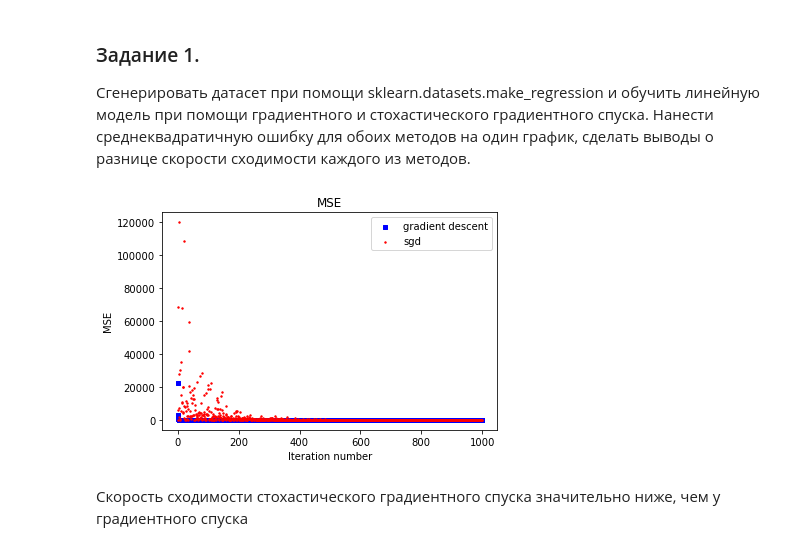
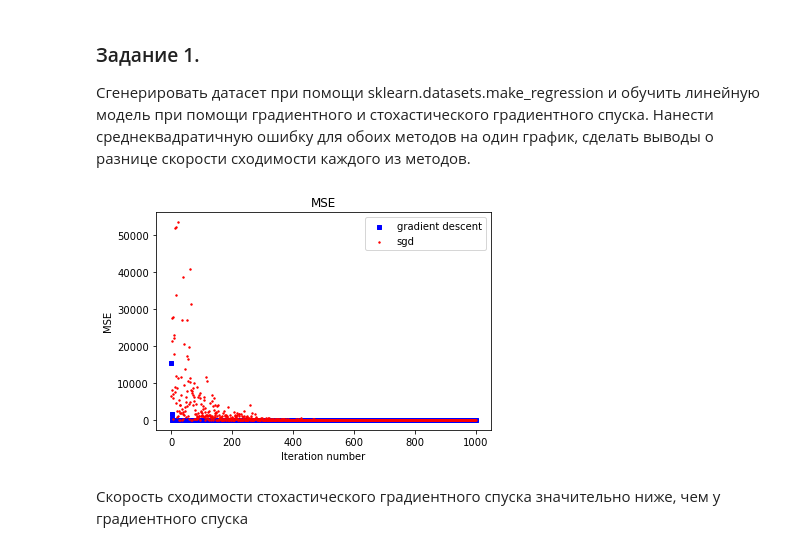
Before and after one commit to Yanina-Kutovaya/Algorithms, a Jupyter notebook: 2_sgd.ipynb, the cells around one changed output. Saved outputs shown, nothing was run; the diff lists cells and outputs as text; code cells hidden in the pictures.

```diff
--- a/2_sgd.ipynb
+++ b/2_sgd.ipynb
@@ -44,24 +44,24 @@ def cost_history(alpha, n_iter, gd_type='gd', reg = 'lr'):
         cost_history.append(err)
     return cost_history
 # %%
-X, y = make_regression(n_samples=100, n_features=20)
+X, y = make_regression(n_samples=100, n_features=15)
 n = X.shape[0]
 alpha = 0.4
 n_iter = 1000
 
 fig = plt.figure()
 ax1 = fig.add_subplot(111)
 
 ax1.scatter(range(n_iter), cost_history(alpha, n_iter, 'gd'), s=20, c='b', marker="s", label='gradient descent')
 ax1.scatter(range(n_iter), cost_history(alpha, n_iter, 'sgd'), s=2, c='r', marker="o", label='sgd')
 
 plt.title('MSE')
 plt.xlabel('Iteration number')
 plt.ylabel('MSE')
 plt.legend(loc='upper right');
 plt.show()
 # %% [output]
-[figure, old version]
+[figure, new version]
 # %% [markdown]
 Скорость сходимости стохастического градиентного спуска значительно ниже, чем у градиентного спуска
 # %% [markdown]
```
Also changed, not shown: parts of 2 cells of this notebook.
